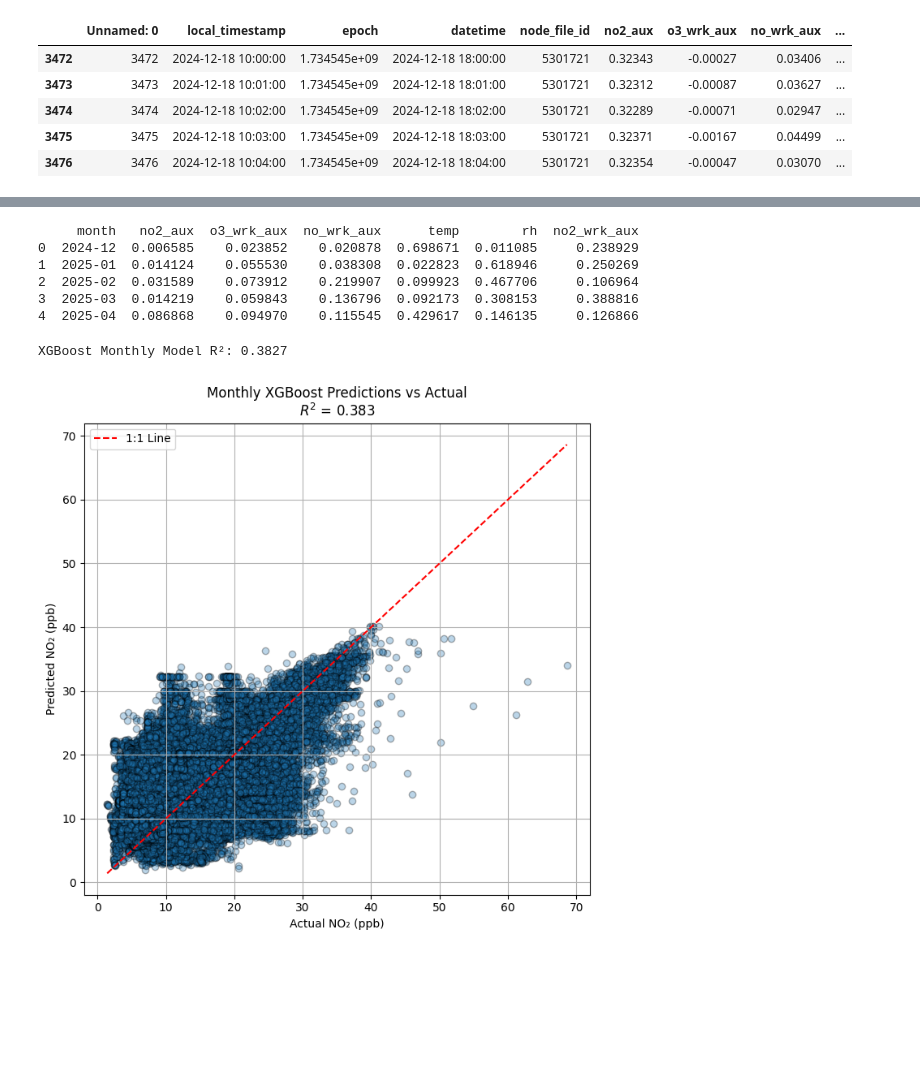
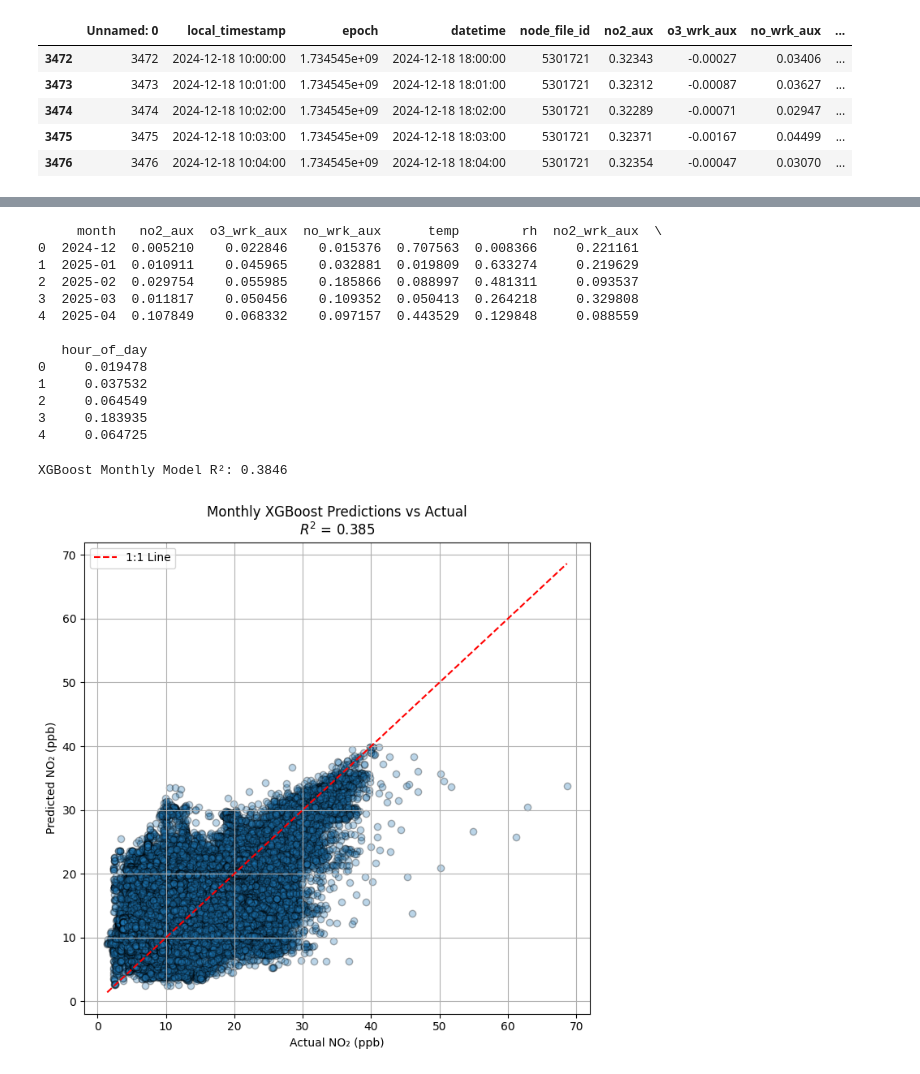
Before and after one commit to jacklardner/regression-data-EDA, a Jupyter notebook: regressions_last_attempt.ipynb, the cells around one changed output, grey strips where cells are left out. Cells and saved outputs as stored; diff of their text form; code cells hidden in the pictures; blank space fills up the shorter version.

```diff
--- a/regressions_last_attempt.ipynb
+++ b/regressions_last_attempt.ipynb
@@ -260,7 +260,7 @@ for month, group in training_df.groupby('month'):
 monthly_coefs_df = pd.DataFrame(coefficients_by_month)
 # %%
 poly = PolynomialFeatures(degree=2, include_bias=False)
-features = ["no2_aux", "o3_wrk_aux", "no_wrk_aux", "temp", "rh", "no2_wrk_aux"]
+features = ["no2_aux", "o3_wrk_aux", "no_wrk_aux", "temp", "rh", "no2_wrk_aux", "hour_of_day"]
 
 full_df["datetime_utc"] = pd.to_datetime(full_df["datetime_utc"])
 full_df["month"] = full_df["datetime_utc"].dt.to_period("M")
@@ -334,7 +334,7 @@ from sklearn.ensemble import RandomForestRegressor
 training_df["datetime_utc"] = pd.to_datetime(training_df["datetime_utc"])
 training_df["month"] = training_df["datetime_utc"].dt.to_period("M")
 
-features = ["no2_aux", "o3_wrk_aux", "no_wrk_aux", "temp", "rh", "no2_wrk_aux"]
+features = ["no2_aux", "o3_wrk_aux", "no_wrk_aux", "temp", "rh", "no2_wrk_aux", "hour_of_day"]
 target = "true_no2"
 
 rf_models_by_month = []
@@ -376,7 +383,7 @@ print(feature_importance_df.head())
 full_df["datetime_utc"] = pd.to_datetime(full_df["datetime_utc"])
 full_df["month"] = full_df["datetime_utc"].dt.to_period("M")
 
-features = ["no2_aux", "o3_wrk_aux", "no_wrk_aux", "temp", "rh", "no2_wrk_aux"]
+features = ["no2_aux", "o3_wrk_aux", "no_wrk_aux", "temp", "rh", "no2_wrk_aux", "hour_of_day"]
 full_df = full_df.dropna(subset=features + ["true_no2"])
 full_df["predicted_no2"] = np.nan
 
@@ -421,7 +428,7 @@ import xgboost as xgb
 training_df["datetime_utc"] = pd.to_datetime(training_df["datetime_utc"])
 training_df["month"] = training_df["datetime_utc"].dt.to_period("M")
 
-features = ["no2_aux", "o3_wrk_aux", "no_wrk_aux", "temp", "rh", "no2_wrk_aux"]
+features = ["no2_aux", "o3_wrk_aux", "no_wrk_aux", "temp", "rh", "no2_wrk_aux", "hour_of_day"]
 target = "true_no2"
 
 xgb_models_by_month = []
@@ -461,17 +468,24 @@ xgb_importance_df = pd.DataFrame(xgb_importances_by_month)
 
 print(xgb_importance_df.head())
 # %% [output]
-     month   no2_aux  o3_wrk_aux  no_wrk_aux      temp        rh  no2_wrk_aux
-0  2024-12  0.006585    0.023852    0.020878  0.698671  0.011085     0.238929
-1  2025-01  0.014124    0.055530    0.038308  0.022823  0.618946     0.250269
-2  2025-02  0.031589    0.073912    0.219907  0.099923  0.467706     0.106964
-3  2025-03  0.014219    0.059843    0.136796  0.092173  0.308153     0.388816
-4  2025-04  0.086868    0.094970    0.115545  0.429617  0.146135     0.126866
+     month   no2_aux  o3_wrk_aux  no_wrk_aux      temp        rh  no2_wrk_aux  \
+0  2024-12  0.005210    0.022846    0.015376  0.707563  0.008366     0.221161
+1  2025-01  0.010911    0.045965    0.032881  0.019809  0.633274     0.219629
+2  2025-02  0.029754    0.055985    0.185866  0.088997  0.481311     0.093537
+3  2025-03  0.011817    0.050456    0.109352  0.050413  0.264218     0.329808
+4  2025-04  0.107849    0.068332    0.097157  0.443529  0.129848     0.088559
+
+   hour_of_day
+0     0.019478
+1     0.037532
+2     0.064549
+3     0.183935
+4     0.064725
 # %%
 full_df["datetime_utc"] = pd.to_datetime(full_df["datetime_utc"])
 full_df["month"] = full_df["datetime_utc"].dt.to_period("M")
 
-features = ["no2_aux", "o3_wrk_aux", "no_wrk_aux", "temp", "rh", "no2_wrk_aux"]
+features = ["no2_aux", "o3_wrk_aux", "no_wrk_aux", "temp", "rh", "no2_wrk_aux", "hour_of_day"]
 full_df = full_df.dropna(subset=features + ["true_no2"])
 full_df["predicted_no2"] = np.nan
 
@@ -481,32 +495,32 @@ xgb_model_dict = {
 }
 
 for month, group in full_df.groupby("month"):
     if str(month) not in xgb_model_dict:
         continue
 
     model = xgb_model_dict[str(month)]
     X = group[features]
     preds = model.predict(X)
     full_df.loc[group.index, "predicted_no2"] = preds
 
 valid_df = full_df.dropna(subset=["predicted_no2", "true_no2"])
 r2 = r2_score(valid_df["true_no2"], valid_df["predicted_no2"])
 print(f"XGBoost Monthly Model R²: {r2:.4f}")
 
 plt.figure(figsize=(7, 7))
 plt.scatter(valid_df["true_no2"], valid_df["predicted_no2"], alpha=0.3, edgecolor="k")
 plt.plot(
     [valid_df["true_no2"].min(), valid_df["true_no2"].max()],
     [valid_df["true_no2"].min(), valid_df["true_no2"].max()],
     color="red", linestyle="--", label="1:1 Line"
 )
 plt.xlabel("Actual NO₂ (ppb)")
 plt.ylabel("Predicted NO₂ (ppb)")
 plt.title(f'Monthly XGBoost Predictions vs Actual\n$R^2$ = {r2:.3f}')
 plt.legend()
 plt.grid(True)
 plt.tight_layout()
 plt.show()
 # %% [output]
-XGBoost Monthly Model R²: 0.3827
+XGBoost Monthly Model R²: 0.3846
-[figure, old version]
+[figure, new version]
```
Also changed, not shown: parts of 9 cells of this notebook, 1 other file.
